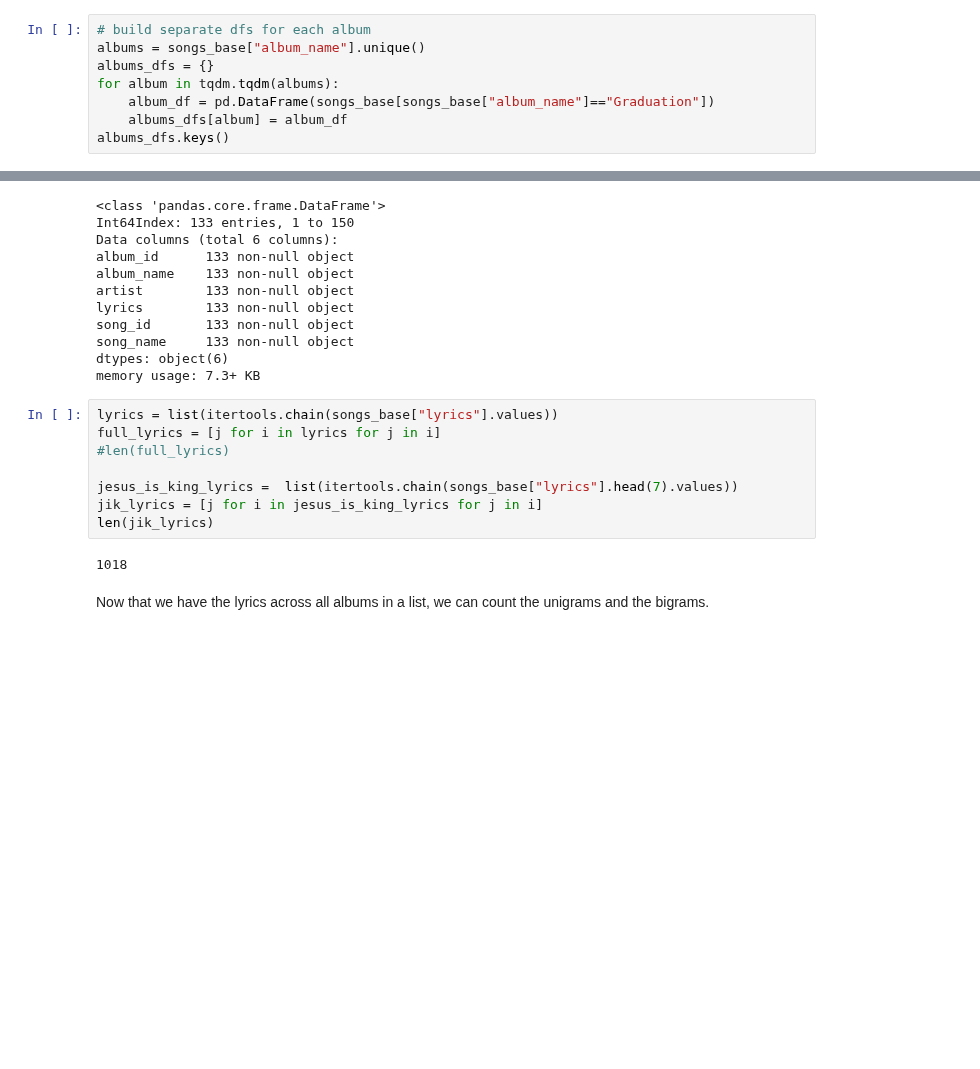
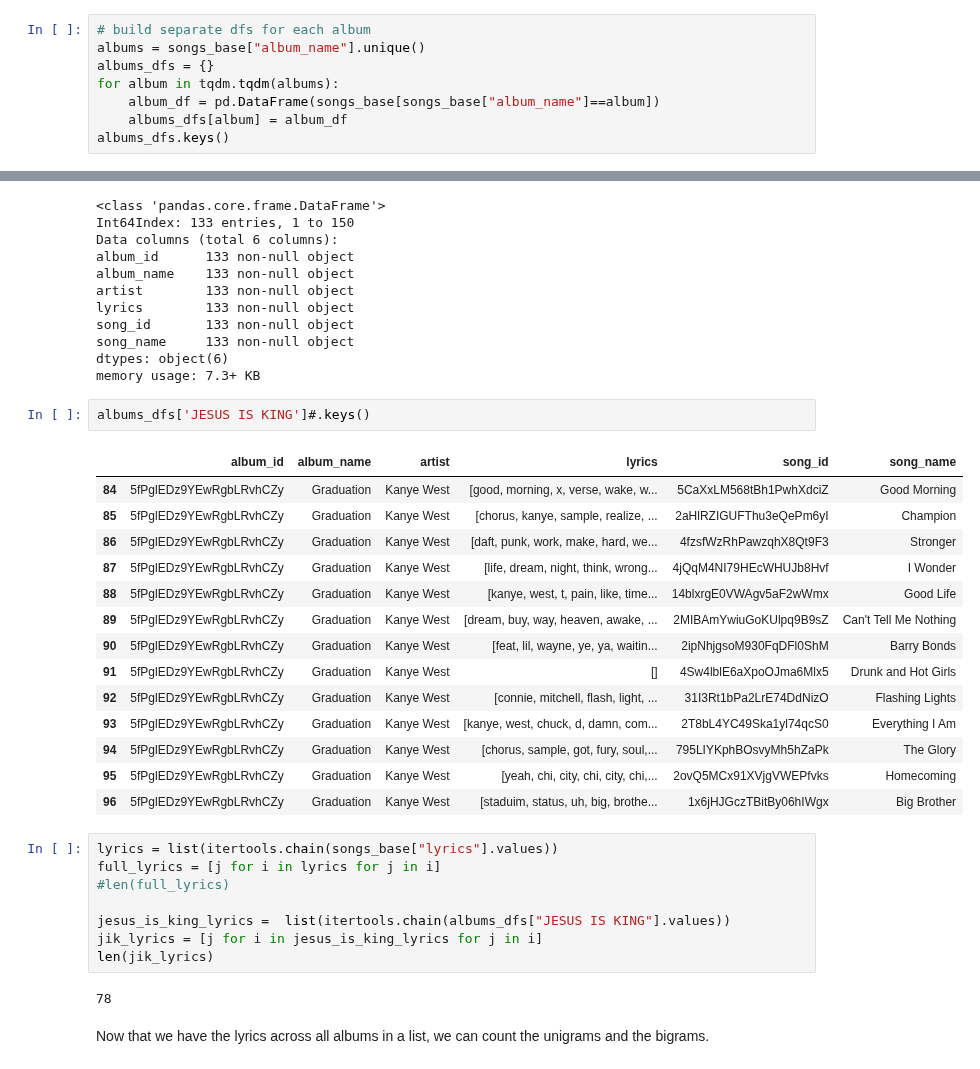
Before and after one commit to karen-pal/mentoria-canciones-DiploDatos, a Jupyter notebook: practico_2.ipynb, the cells around one changed output, grey strips where cells are left out. Saved outputs shown, nothing was run; the diff lists cells and outputs as text; blank space fills up the shorter version.

Commit message:
FIX build separate dfs for each album

```diff
--- a/practico_2.ipynb
+++ b/practico_2.ipynb
@@ -199,7 +199,7 @@ songs_base.head(2)
 albums = songs_base["album_name"].unique()
 albums_dfs = {}
 for album in tqdm.tqdm(albums):
-    album_df = pd.DataFrame(songs_base[songs_base["album_name"]=="Graduation"])
+    album_df = pd.DataFrame(songs_base[songs_base["album_name"]==album])
     albums_dfs[album] = album_df
 albums_dfs.keys()
 # %% [output]
@@ -221,16 +221,33 @@ song_id       133 non-null object
 song_name     133 non-null object
 dtypes: object(6)
 memory usage: 7.3+ KB
+# %%
+albums_dfs['JESUS IS KING']#.keys()
+# %% [output]
+|  | album_id | album_name | artist | lyrics | song_id | song_name |
+| 84 | 5fPglEDz9YEwRgbLRvhCZy | Graduation | Kanye West | [good, morning, x, verse, wake, w... | 5CaXxLM568tBh1PwhXdciZ | Good Morning |
+| 85 | 5fPglEDz9YEwRgbLRvhCZy | Graduation | Kanye West | [chorus, kanye, sample, realize, ... | 2aHlRZIGUFThu3eQePm6yI | Champion |
+| 86 | 5fPglEDz9YEwRgbLRvhCZy | Graduation | Kanye West | [daft, punk, work, make, hard, we... | 4fzsfWzRhPawzqhX8Qt9F3 | Stronger |
+| 87 | 5fPglEDz9YEwRgbLRvhCZy | Graduation | Kanye West | [life, dream, night, think, wrong... | 4jQqM4NI79HEcWHUJb8Hvf | I Wonder |
+| 88 | 5fPglEDz9YEwRgbLRvhCZy | Graduation | Kanye West | [kanye, west, t, pain, like, time... | 14blxrgE0VWAgv5aF2wWmx | Good Life |
+| 89 | 5fPglEDz9YEwRgbLRvhCZy | Graduation | Kanye West | [dream, buy, way, heaven, awake, ... | 2MIBAmYwiuGoKUlpq9B9sZ | Can't Tell Me Nothing |
+| 90 | 5fPglEDz9YEwRgbLRvhCZy | Graduation | Kanye West | [feat, lil, wayne, ye, ya, waitin... | 2ipNhjgsoM930FqDFl0ShM | Barry Bonds |
+| 91 | 5fPglEDz9YEwRgbLRvhCZy | Graduation | Kanye West | [] | 4Sw4lblE6aXpoOJma6Mlx5 | Drunk and Hot Girls |
+| 92 | 5fPglEDz9YEwRgbLRvhCZy | Graduation | Kanye West | [connie, mitchell, flash, light, ... | 31I3Rt1bPa2LrE74DdNizO | Flashing Lights |
+| 93 | 5fPglEDz9YEwRgbLRvhCZy | Graduation | Kanye West | [kanye, west, chuck, d, damn, com... | 2T8bL4YC49Ska1yl74qcS0 | Everything I Am |
+| 94 | 5fPglEDz9YEwRgbLRvhCZy | Graduation | Kanye West | [chorus, sample, got, fury, soul,... | 795LIYKphBOsvyMh5hZaPk | The Glory |
+| 95 | 5fPglEDz9YEwRgbLRvhCZy | Graduation | Kanye West | [yeah, chi, city, chi, city, chi,... | 2ovQ5MCx91XVjgVWEPfvks | Homecoming |
+| 96 | 5fPglEDz9YEwRgbLRvhCZy | Graduation | Kanye West | [staduim, status, uh, big, brothe... | 1x6jHJGczTBitBy06hIWgx | Big Brother |
 # %%
 lyrics = list(itertools.chain(songs_base["lyrics"].values))
 full_lyrics = [j for i in lyrics for j in i]
 #len(full_lyrics)
 
-jesus_is_king_lyrics =  list(itertools.chain(songs_base["lyrics"].head(7).values))
+jesus_is_king_lyrics =  list(itertools.chain(albums_dfs["JESUS IS KING"].values))
 jik_lyrics = [j for i in jesus_is_king_lyrics for j in i]
 len(jik_lyrics)
 # %% [output]
-1018
+78
 # %% [markdown]
 Now that we have the lyrics across all albums in a list, we can count the unigrams and the bigrams.
 # %%
```
